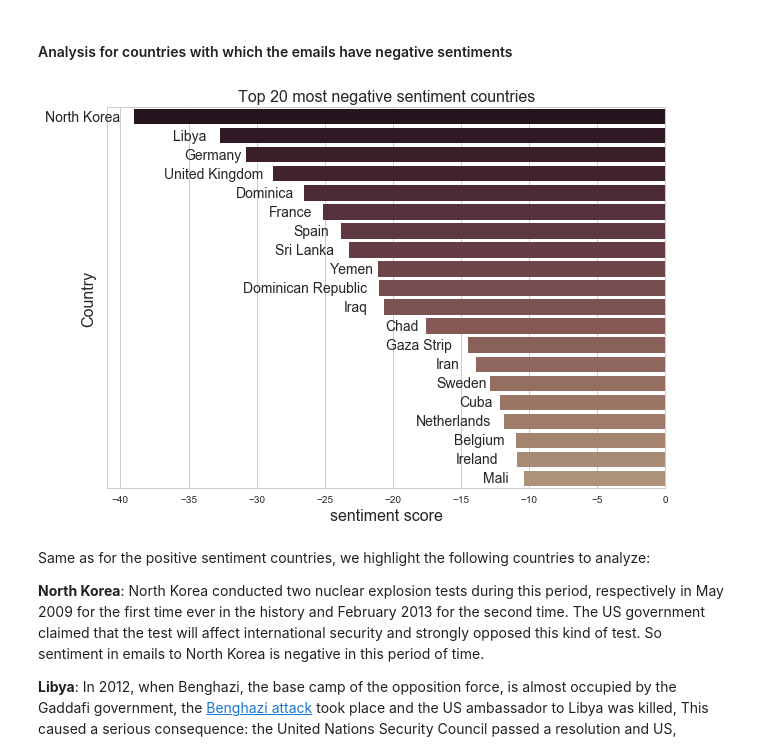
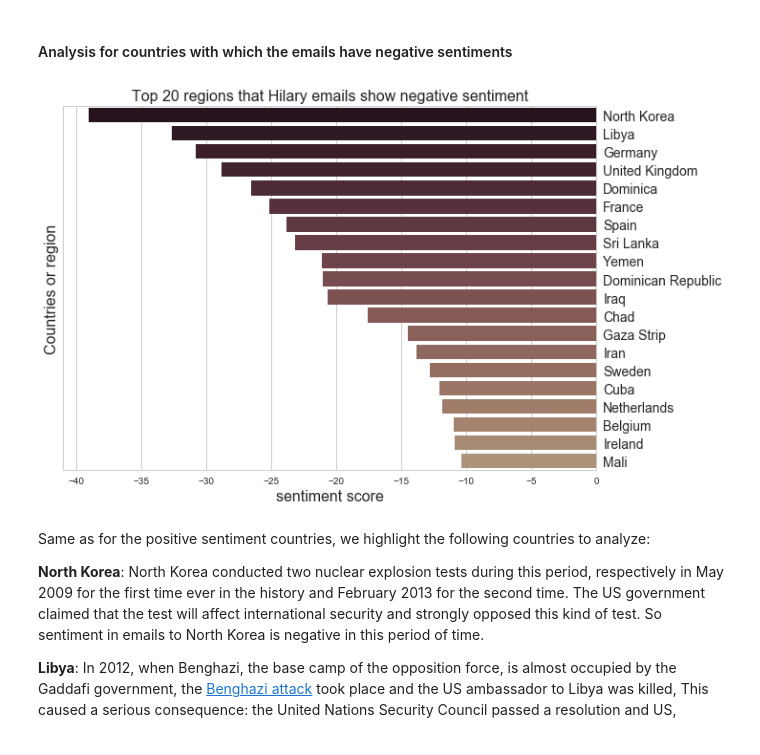
Before and after one commit to yusiZou/zalda, a Jupyter notebook: Secret-of-Clinton-Sentiment-Analysis.ipynb, the cells around one changed output. Drawn from its saved outputs; the diff is of its cells as text; code cells hidden in the pictures.

```diff
--- a/Secret-of-Clinton-Sentiment-Analysis.ipynb
+++ b/Secret-of-Clinton-Sentiment-Analysis.ipynb
@@ -609,25 +607,26 @@ neg_sentiment_plt = sentiment_plt.sort_values(ascending=True)
 # %%
 # plot the negative sentiment countries
 sns.set(style="whitegrid", rc={'figure.figsize':(10, 7)})
 
 neg_sentiment_plt = neg_sentiment_plt[:20]
 ax = sns.barplot(x = neg_sentiment_plt.values, y = neg_sentiment_plt.index,
                  palette=sns.cubehelix_palette(20, start=.5, light=0.6, dark=0.1, reverse=True))
-ax.set_title('Top 20 most negative sentiment countries', size=16)
-ax.set_yticklabels([])
+ax.set_title('Top 20 regions that Hilary emails show negative sentiment', size=16)
+ax.set_yticklabels(neg_sentiment_plt.index, size = 14)
 
-# Text on the top of each barplot
-for i in range(len(neg_sentiment_plt.index)):
-    ax.text(x = neg_sentiment_plt.values[i] - 1 - len(neg_sentiment_plt.index[i])*0.5,
-             y = i+0.2,
-             s = neg_sentiment_plt.index[i],
-             size = 14)
+# # Text on the top of each barplot
+# for i in range(len(neg_sentiment_plt.index)):
+#     ax.text(x = neg_sentiment_plt.values[i] - 1 - len(neg_sentiment_plt.index[i])*0.5,
+#              y = i+0.2,
+#              s = neg_sentiment_plt.index[i],
+#              size = 14)
 
-ax.set_xlim(left=)
+# ax.set_xlim(left= -50)
+ax.yaxis.tick_right()
 ax.set_xlabel('sentiment score', size = 16)
-ax.set_ylabel('Country', size = 16);
+ax.set_ylabel('Countries or region', size = 16);
 # %% [output]
-[figure, old version]
+[figure, new version]
 # %% [markdown]
 Same as for the positive sentiment countries, we highlight the following countries to analyze:
 
```
Also changed, not shown: parts of 6 cells of this notebook.
